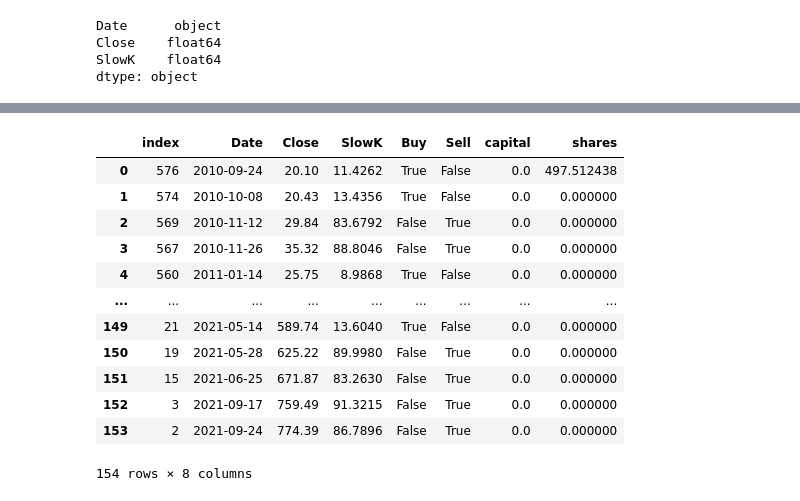
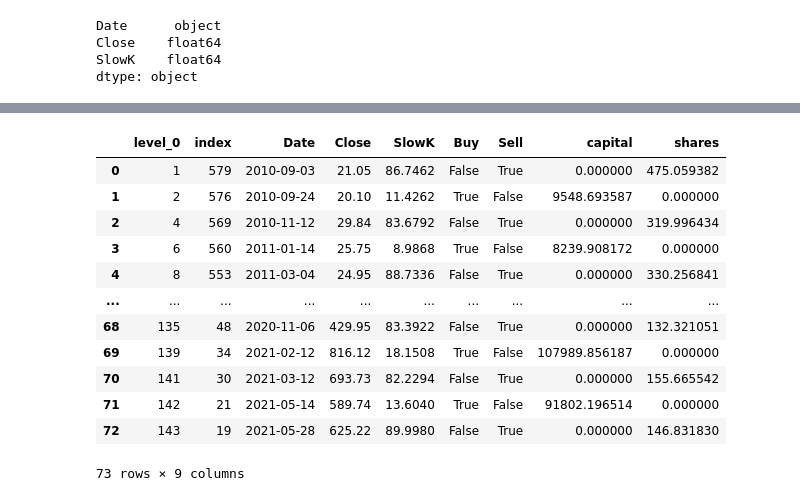
Before and after one commit to PadraicMellett/Project-2-Crypto-Indicator, a Jupyter notebook: Tesla/tesla_weekly_stochastic_data.ipynb, the cells around one changed output, grey strips where cells are left out. Saved outputs shown, nothing was run; the diff lists cells and outputs as text; code cells hidden in the pictures.

```diff
--- a/Tesla/tesla_weekly_stochastic_data.ipynb
+++ b/Tesla/tesla_weekly_stochastic_data.ipynb
@@ -190,7 +189,7 @@ merged_weekly_stoch_adjusted.head(50)
 | 537 | 2011-06-24 | 27.565 | 72.5455 | False | False |
 # %%
-df = merged_weekly_stoch_adjusted[(merged_weekly_stoch_adjusted['Sell'] == True) | (merged_weekly_stoch_adjusted['Buy'] == True)]
+df = merged_weekly_stoch_adjusted[((merged_weekly_stoch_adjusted['Sell'] == True) & (merged_weekly_stoch_adjusted['Sell'].shift(periods = 1) == False)) | ((merged_weekly_stoch_adjusted['Buy'] == True) & (merged_weekly_stoch_adjusted['Buy'].shift(periods = 1) == False))]
 df = df.reset_index()
-df.head(50)
+df
 # %% [output]
 |  | index | Date | Close | SlowK | Buy | Sell |
@@ -212,0 +208,4 @@ df.head(50)
+# %%
+df2 = df[((df['Sell'] == True) & (df['Sell'].shift(periods = 1) == False)) | ((df['Buy'] == True) & (df['Buy'].shift(periods = 1) == False))]
+df2 = df2.reset_index()
+df2.head(50)
@@ -217,46 +234,46 @@ cap = 10000
 shares = 0
 cap_list = []
 share_list = []
-df_test = df.copy()
+df_test = df2.copy()
 
 for i, row in df_test.iterrows():
-    if row['Sell']:
+    if row['Buy']:
         #print("sell")
         cap = shares * row['Close']
         shares = 0
         #print(f"1 cap = {cap} \t shares={shares}")
 
         cap_list.append(cap)
         share_list.append(0)
     else:
         #print("buy")
         shares = cap / row['Close']
         cap = 0
         #print(f"2 cap = {cap} \t shares={shares}")
 
         cap_list.append(0)
         share_list.append(shares)
 
     if cap < 0:
         print("BROKE!!!")
         break
 
 if cap >= 0:
     df_test['capital'] = cap_list
     df_test['shares'] = share_list
 
 df_test
 # %% [output]
-|  | index | Date | Close | SlowK | Buy | Sell | capital | shares |
-| 0 | 576 | 2010-09-24 | 20.10 | 11.4262 | True | False | 0.0 | 497.512438 |
-| 1 | 574 | 2010-10-08 | 20.43 | 13.4356 | True | False | 0.0 | 0.000000 |
-| 2 | 569 | 2010-11-12 | 29.84 | 83.6792 | False | True | 0.0 | 0.000000 |
-| 3 | 567 | 2010-11-26 | 35.32 | 88.8046 | False | True | 0.0 | 0.000000 |
-| 4 | 560 | 2011-01-14 | 25.75 | 8.9868 | True | False | 0.0 | 0.000000 |
-| ... | ... | ... | ... | ... | ... | ... | ... | ... |
-| 149 | 21 | 2021-05-14 | 589.74 | 13.6040 | True | False | 0.0 | 0.000000 |
-| 150 | 19 | 2021-05-28 | 625.22 | 89.9980 | False | True | 0.0 | 0.000000 |
-| 151 | 15 | 2021-06-25 | 671.87 | 83.2630 | False | True | 0.0 | 0.000000 |
-| 152 | 3 | 2021-09-17 | 759.49 | 91.3215 | False | True | 0.0 | 0.000000 |
-| 153 | 2 | 2021-09-24 | 774.39 | 86.7896 | False | True | 0.0 | 0.000000 |
+|  | level_0 | index | Date | Close | SlowK | Buy | Sell | capital | shares |
+| 0 | 1 | 579 | 2010-09-03 | 21.05 | 86.7462 | False | True | 0.000000 | 475.059382 |
+| 1 | 2 | 576 | 2010-09-24 | 20.10 | 11.4262 | True | False | 9548.693587 | 0.000000 |
+| 2 | 4 | 569 | 2010-11-12 | 29.84 | 83.6792 | False | True | 0.000000 | 319.996434 |
+| 3 | 6 | 560 | 2011-01-14 | 25.75 | 8.9868 | True | False | 8239.908172 | 0.000000 |
+| 4 | 8 | 553 | 2011-03-04 | 24.95 | 88.7336 | False | True | 0.000000 | 330.256841 |
+| ... | ... | ... | ... | ... | ... | ... | ... | ... | ... |
+| 68 | 135 | 48 | 2020-11-06 | 429.95 | 83.3922 | False | True | 0.000000 | 132.321051 |
+| 69 | 139 | 34 | 2021-02-12 | 816.12 | 18.1508 | True | False | 107989.856187 | 0.000000 |
+| 70 | 141 | 30 | 2021-03-12 | 693.73 | 82.2294 | False | True | 0.000000 | 155.665542 |
+| 71 | 142 | 21 | 2021-05-14 | 589.74 | 13.6040 | True | False | 91802.196514 | 0.000000 |
+| 72 | 143 | 19 | 2021-05-28 | 625.22 | 89.9980 | False | True | 0.000000 | 146.831830 |
-154 rows × 8 columns
+73 rows × 9 columns
```
Also changed, not shown: parts of 10 cells of this notebook, 1 other file.
